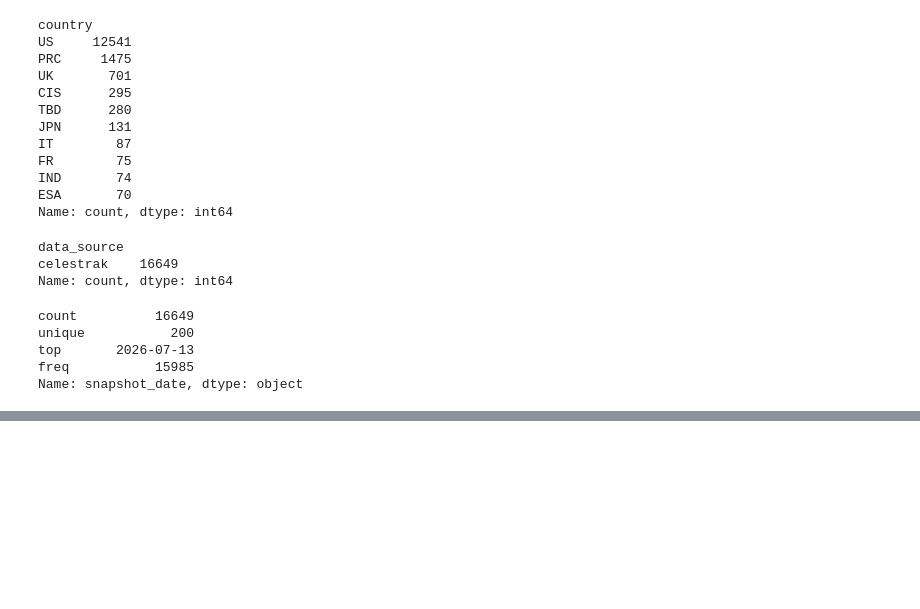
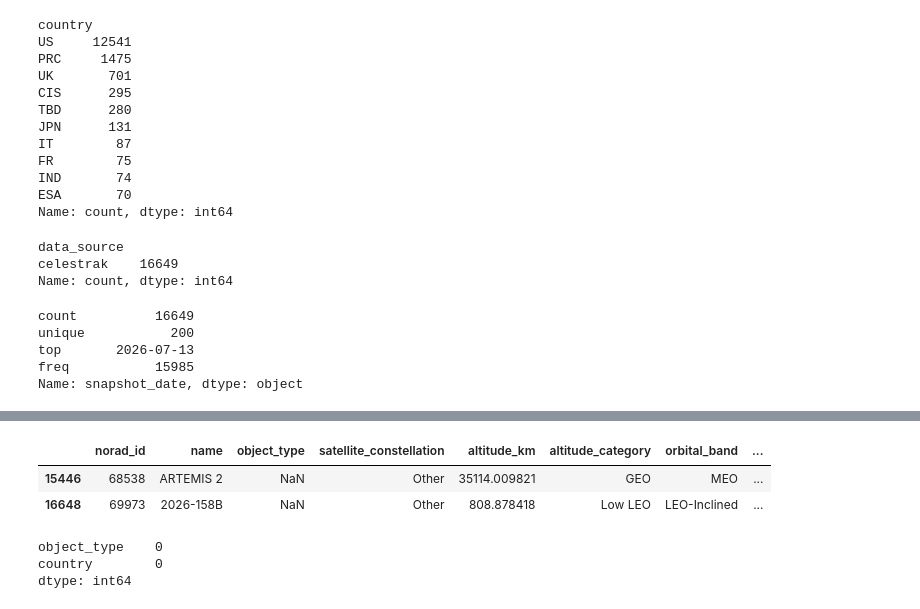
Before and after one commit to ANNADANAMHEMANTHKUMAR/Global-Satellite-Analytics, a Jupyter notebook: notebooks/01_dataset_validation.ipynb, the cells around one changed output, grey strips where cells are left out. Saved outputs shown, nothing was run; the diff lists cells and outputs as text; code cells hidden in the pictures; blank space fills up the shorter version.

```diff
--- a/notebooks/01_dataset_validation.ipynb
+++ b/notebooks/01_dataset_validation.ipynb
@@ -7,4 +6,6 @@ Matplotlib is building the font cache; this may take a moment.
 # %%
 df = pd.read_csv("../data/raw/current_catalog.csv")
+# %%
+df1=df.copy()
 # %%
 print("Shape:", df.shape)
@@ -228,0 +253,6 @@ Name: snapshot_date, dtype: object
+# %%
+ df1[df1.isnull().any(axis=1)]
+# %% [output]
+|  | norad_id | name | object_type | satellite_constellation | altitude_km | altitude_category | orbital_band | ... |
+| 15446 | 68538 | ARTEMIS 2 | NaN | Other | 35114.009821 | GEO | MEO | ... |
+| 16648 | 69973 | 2026-158B | NaN | Other | 808.878418 | Low LEO | LEO-Inclined | ... |
@@ -228,0 +262,6 @@ Name: snapshot_date, dtype: object
+# %%
+df1[["object_type", "country"]].isnull().sum()
+# %% [output]
+object_type    0
+country        0
+dtype: int64
```
Also changed, not shown: parts of 29 cells of this notebook, 1 other file.
